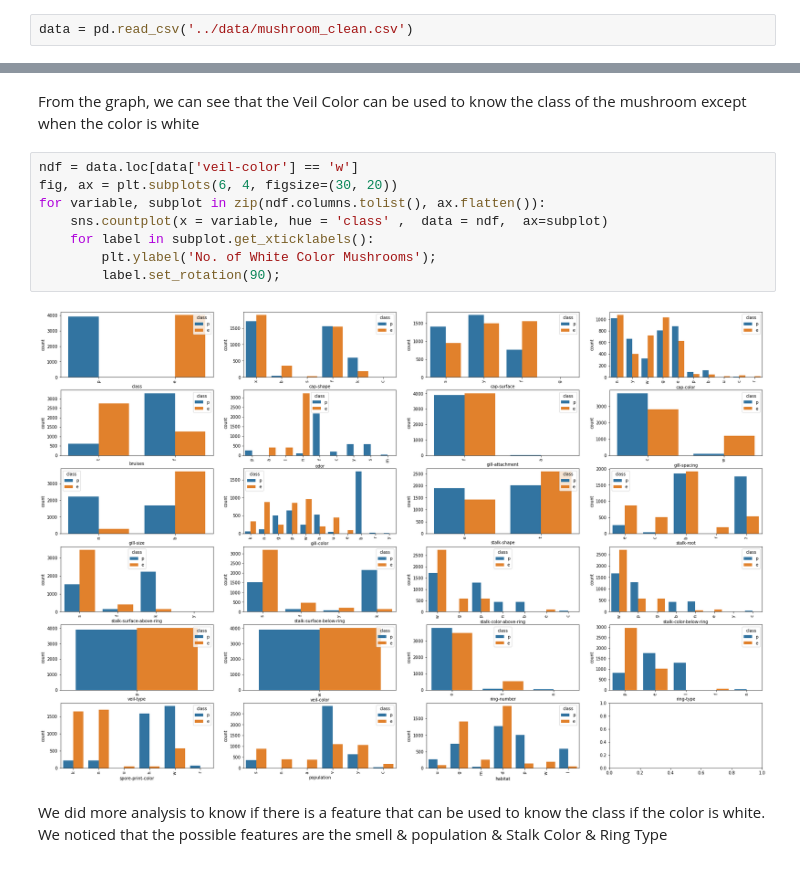
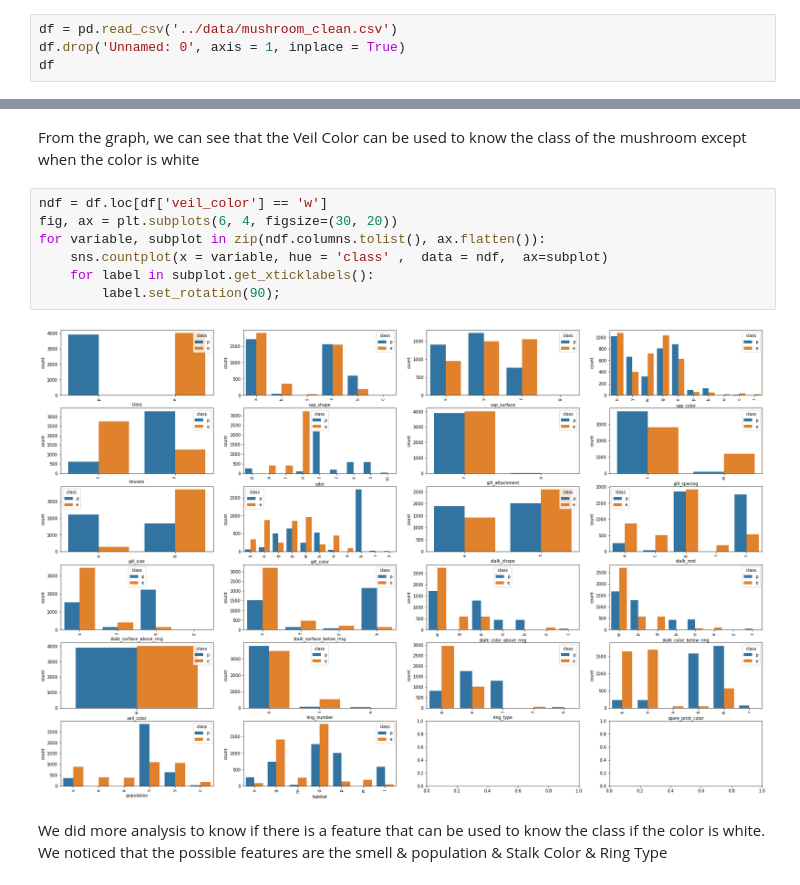
Before and after one commit to saraahawi/Mushroom-Classification, a Jupyter notebook: src/Mohammed-EDA.ipynb, the cells around one changed output, grey strips where cells are left out. Drawn from its saved outputs; the diff is of its cells as text.

```diff
--- a/src/Mohammed-EDA.ipynb
+++ b/src/Mohammed-EDA.ipynb
@@ -180,5 +178,7 @@ data.drop('stalk_root', axis= 1, inplace= True)
 # %%
 data.to_csv('../data/mushroom_clean.csv')
 # %%
-data = pd.read_csv('../data/mushroom_clean.csv')
+df = pd.read_csv('../data/mushroom_clean.csv')
+df.drop('Unnamed: 0', axis = 1, inplace = True)
+df
 # %% [output]
@@ -196,14 +210,13 @@ plt.ylabel('No. Of Mushroom');
 # %% [markdown]
 From the graph, we can see that the Veil Color can be used to know the class of the mushroom except when the color is white
 # %%
-ndf = data.loc[data['veil-color'] == 'w']
+ndf = df.loc[df['veil_color'] == 'w']
 fig, ax = plt.subplots(6, 4, figsize=(30, 20))
 for variable, subplot in zip(ndf.columns.tolist(), ax.flatten()):
     sns.countplot(x = variable, hue = 'class' ,  data = ndf,  ax=subplot)
     for label in subplot.get_xticklabels():
-        plt.ylabel('No. of White Color Mushrooms');
         label.set_rotation(90);
 # %% [output]
-[figure, old version]
+[figure, new version]
 # %% [markdown]
 We did more analysis to know if there is a feature that can be used to know the class if the color is white. We noticed that the possible features are the smell & population & Stalk Color & Ring Type
```
Also changed, not shown: parts of 10 cells of this notebook, 3 other files.
